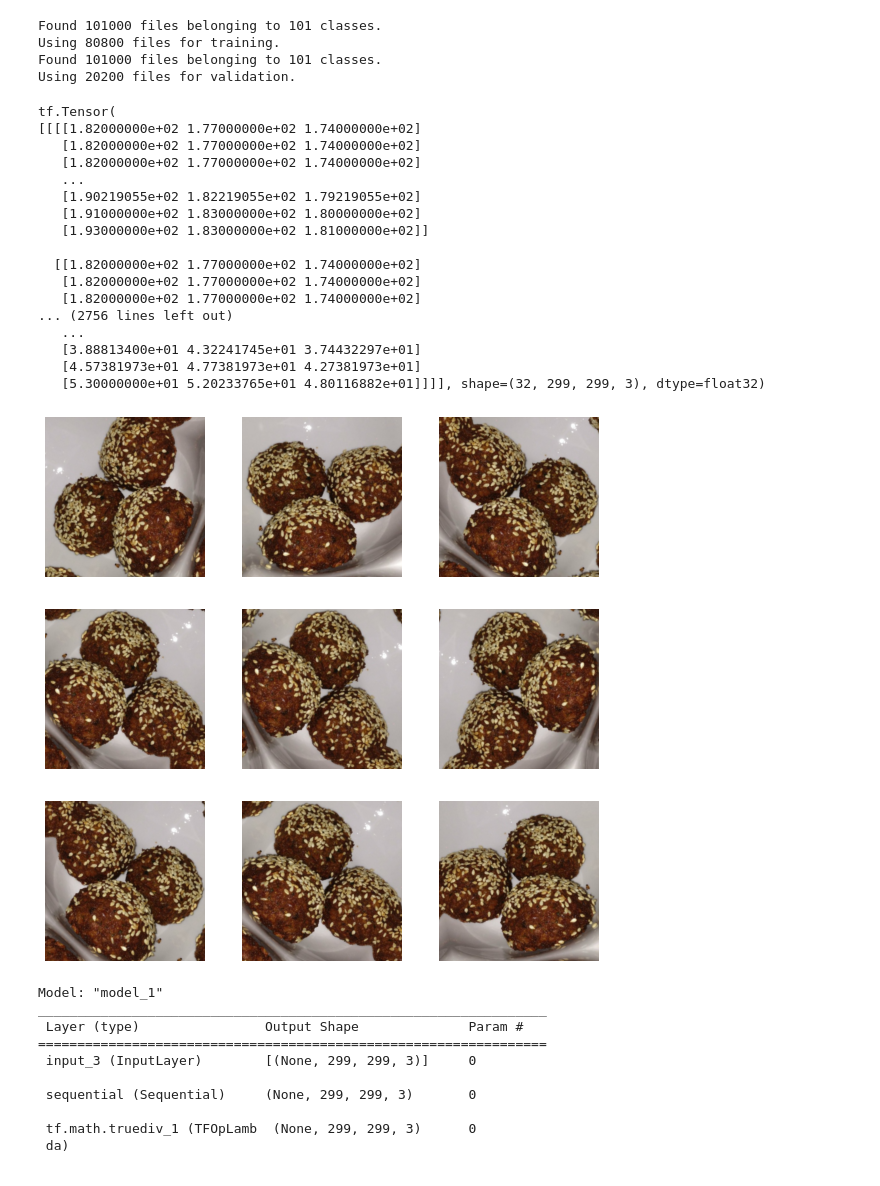
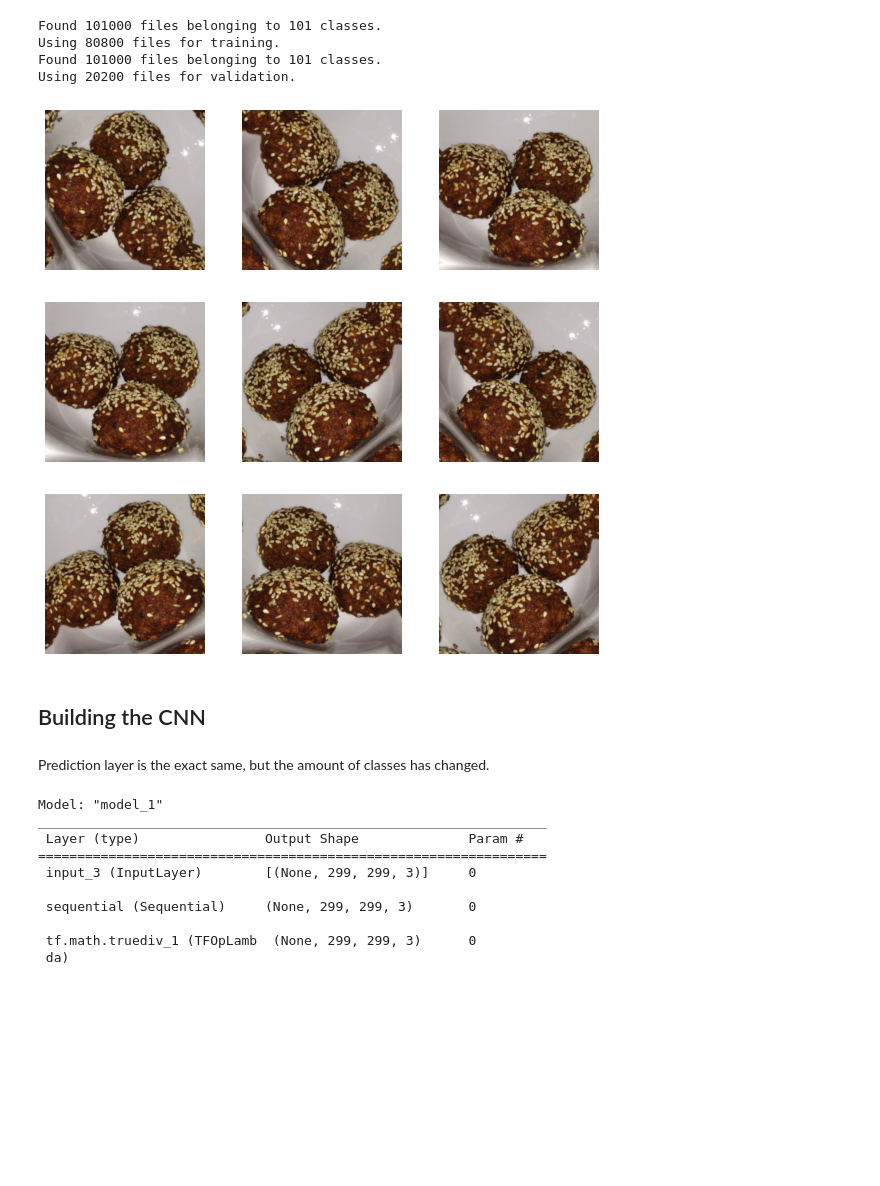
Before and after one commit to vlad-pbr/caloriephone, a Jupyter notebook: model/model.ipynb, the cells around one changed output. Saved outputs shown, nothing was run; the diff lists cells and outputs as text; code cells hidden in the pictures; blank space fills up the shorter version.

```diff
--- a/model/model.ipynb
+++ b/model/model.ipynb
@@ -30,9 +39,11 @@ We will be using `InceptionResNetV2` as out base model for transfer learning (th
 IMG_SIZE = (299, 299)
 IMG_SHAPE = IMG_SIZE + (3,)
 BATCH_SIZE = 32
+VALIDATION_SPLIT = 0.2
 MOUNT_PATH = '/mnt/drive'
-DATA_DIR = '/mnt/drive/MyDrive/caloriephone/data'
+# DATA_DIR = '/mnt/drive/MyDrive/caloriephone/data'
+DATA_DIR = '/home/vlad/Downloads/test/data'
 
 # mount drive
-from google.colab import drive
-drive.mount(MOUNT_PATH)
+# from google.colab import drive
+# drive.mount(MOUNT_PATH)
@@ -715,7 +279,7 @@ training_set = tf.keras.utils.image_dataset_from_directory( f"{DATA_DIR}/train",
                                                             batch_size=BATCH_SIZE,
                                                             image_size=IMG_SIZE,
                                                             label_mode='categorical',
-                                                            validation_split=0.2,
+                                                            validation_split=VALIDATION_SPLIT,
                                                             seed=42,
                                                             subset='training')
 
@@ -724,7 +288,7 @@ validation_set = tf.keras.utils.image_dataset_from_directory(   f"{DATA_DIR}/tra
                                                                 batch_size=BATCH_SIZE,
                                                                 image_size=IMG_SIZE,
                                                                 label_mode='categorical',
-                                                                validation_split=0.2,
+                                                                validation_split=VALIDATION_SPLIT,
                                                                 seed=42,
                                                                 subset='validation')
 
@@ -784,14 +348,19 @@ data_augmentation = tf.keras.Sequential([
 # %% [markdown]
 Here's a preview of how this augmentation affects our images:
 # %%
+# take single batch
 for image, _ in training_set.take(1):
+
+  # prepare plot
   plt.figure(figsize=(10, 10))
+
+  # take first image from batch
   first_image = image[0]
+
+  # display 9 different augmentations of image
   for i in range(9):
 
-    print(image)
-
-    ax = plt.subplot(3, 3, i + 1)
+    axis = plt.subplot(3, 3, i + 1)
     augmented_image = data_augmentation(tf.expand_dims(first_image, 0), training=True)
     plt.imshow(augmented_image[0] / 255)
     plt.axis('off')
@@ -964,13 +499,11 @@ DATA_DIR = 'food-101/food-101/images/'
 # %%
-# training_set, validation_set = tsdf.load('food101', split=['train', 'validation'], shuffle_files=True, as_supervised=True, batch_size=BATCH_SIZE)
-
 # read entire dataset and split to train, validation and test sets
 training_set = tf.keras.utils.image_dataset_from_directory( f"{DATA_DIR}",
                                                             shuffle=True,
                                                             batch_size=BATCH_SIZE,
                                                             image_size=IMG_SIZE,
                                                             label_mode='categorical',
-                                                            validation_split=0.2,
+                                                            validation_split=VALIDATION_SPLIT,
                                                             seed=42,
                                                             subset='training')
 
@@ -979,7 +512,7 @@ validation_set = tf.keras.utils.image_dataset_from_directory(   f"{DATA_DIR}",
                                                                 batch_size=BATCH_SIZE,
                                                                 image_size=IMG_SIZE,
                                                                 label_mode='categorical',
-                                                                validation_split=0.2,
+                                                                validation_split=VALIDATION_SPLIT,
                                                                 seed=42,
                                                                 subset='validation')
 
@@ -997,31 +530,26 @@ Using 20200 files for validation.
 training_set = training_set.prefetch(buffer_size=tf.data.AUTOTUNE)
 validation_set = validation_set.prefetch(buffer_size=tf.data.AUTOTUNE)
 # %%
+# take single batch
 for image, _ in training_set.take(1):
+
+  # prepare plot
   plt.figure(figsize=(10, 10))
+
+  # take first image from batch
   first_image = image[0]
+
+  # display 9 different augmentations of image
   for i in range(9):
-    ax = plt.subplot(3, 3, i + 1)
+
+    axis = plt.subplot(3, 3, i + 1)
     augmented_image = data_augmentation(tf.expand_dims(first_image, 0), training=True)
     plt.imshow(augmented_image[0] / 255)
     plt.axis('off')
 # %% [output]
-tf.Tensor(
-[[[[1.82000000e+02 1.77000000e+02 1.74000000e+02]
-   [1.82000000e+02 1.77000000e+02 1.74000000e+02]
-   [1.82000000e+02 1.77000000e+02 1.74000000e+02]
-   ...
-   [1.90219055e+02 1.82219055e+02 1.79219055e+02]
-   [1.91000000e+02 1.83000000e+02 1.80000000e+02]
-   [1.93000000e+02 1.83000000e+02 1.81000000e+02]]
-
-  [[1.82000000e+02 1.77000000e+02 1.74000000e+02]
-   [1.82000000e+02 1.77000000e+02 1.74000000e+02]
-   [1.82000000e+02 1.77000000e+02 1.74000000e+02]
-... (2756 lines left out)
-   ...
-   [3.88813400e+01 4.32241745e+01 3.74432297e+01]
-   [4.57381973e+01 4.77381973e+01 4.27381973e+01]
-   [5.30000000e+01 5.20233765e+01 4.80116882e+01]]]], shape=(32, 299, 299, 3), dtype=float32)
-[figure, old version]
+[figure, new version]
+# %% [markdown]
+## Building the CNN
+# %% [markdown]
+Prediction layer is the exact same, but the amount of classes has changed.
 # %%
```
Also changed, not shown: parts of 56 cells of this notebook, 2 other files.
